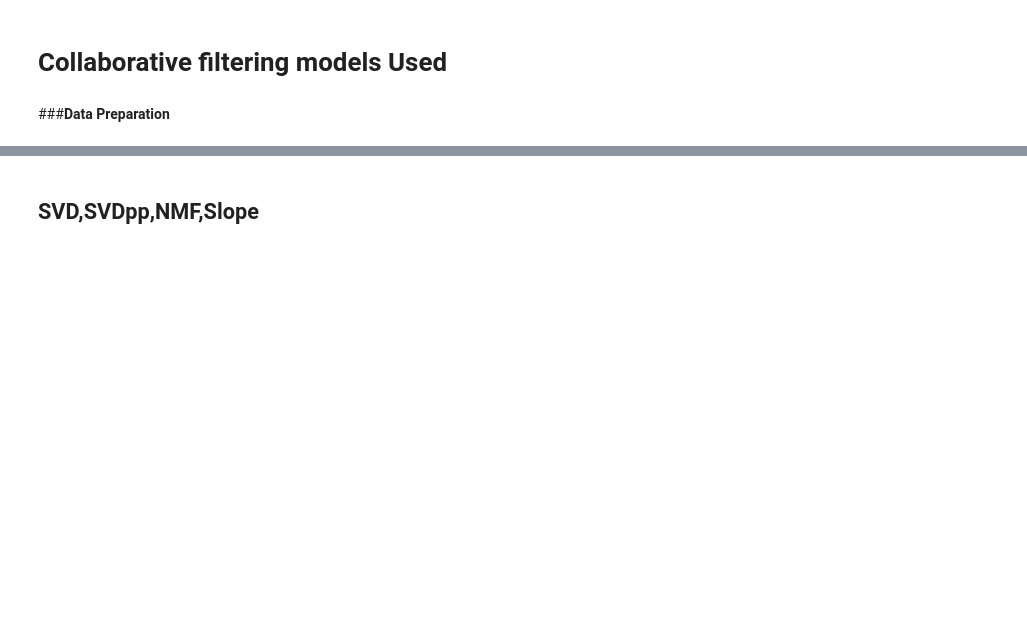
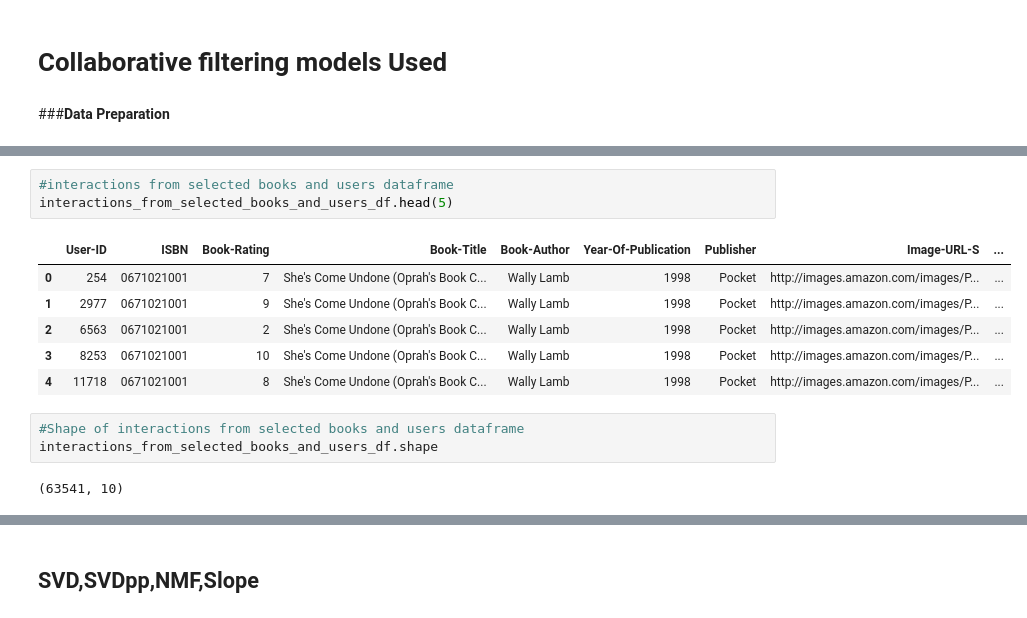
Before and after one commit to saurabhshinkar/BRS, a Jupyter notebook: Book_Recommendation_System_Saurabh_Shinkar.ipynb, the cells around one changed output, grey strips where cells are left out. Cells and saved outputs as stored; diff of their text form; blank space fills up the shorter version.

```diff
--- a/Book_Recommendation_System_Saurabh_Shinkar.ipynb
+++ b/Book_Recommendation_System_Saurabh_Shinkar.ipynb
@@ -987,0 +766,15 @@ Recommendations for movie Before and After:
+# %%
+#interactions from selected books and users dataframe
+interactions_from_selected_books_and_users_df.head(5)
+# %% [output]
+|  | User-ID | ISBN | Book-Rating | Book-Title | Book-Author | Year-Of-Publication | Publisher | Image-URL-S | ... |
+| 0 | 254 | 0671021001 | 7 | She's Come Undone (Oprah's Book C... | Wally Lamb | 1998 | Pocket | http://images.amazon.com/images/P... | ... |
+| 1 | 2977 | 0671021001 | 9 | She's Come Undone (Oprah's Book C... | Wally Lamb | 1998 | Pocket | http://images.amazon.com/images/P... | ... |
+| 2 | 6563 | 0671021001 | 2 | She's Come Undone (Oprah's Book C... | Wally Lamb | 1998 | Pocket | http://images.amazon.com/images/P... | ... |
+| 3 | 8253 | 0671021001 | 10 | She's Come Undone (Oprah's Book C... | Wally Lamb | 1998 | Pocket | http://images.amazon.com/images/P... | ... |
+| 4 | 11718 | 0671021001 | 8 | She's Come Undone (Oprah's Book C... | Wally Lamb | 1998 | Pocket | http://images.amazon.com/images/P... | ... |
+# %%
+#Shape of interactions from selected books and users dataframe
+interactions_from_selected_books_and_users_df.shape
+# %% [output]
+(63541, 10)
```
Also changed, not shown: parts of 107 cells of this notebook.
